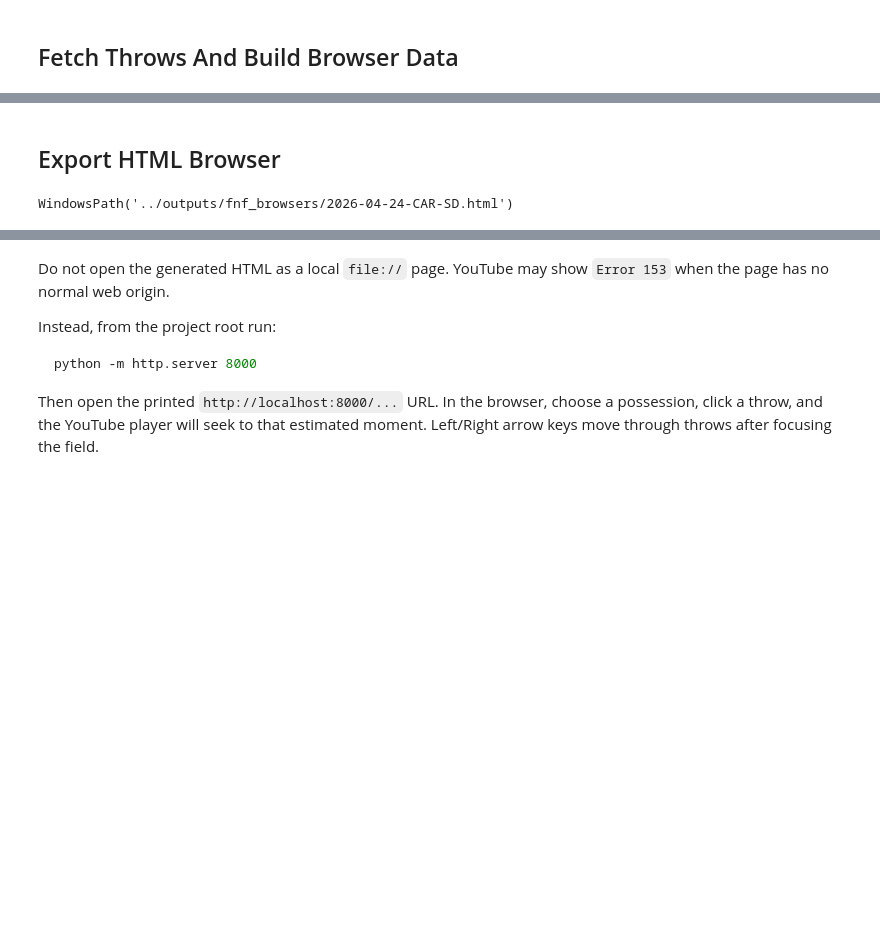
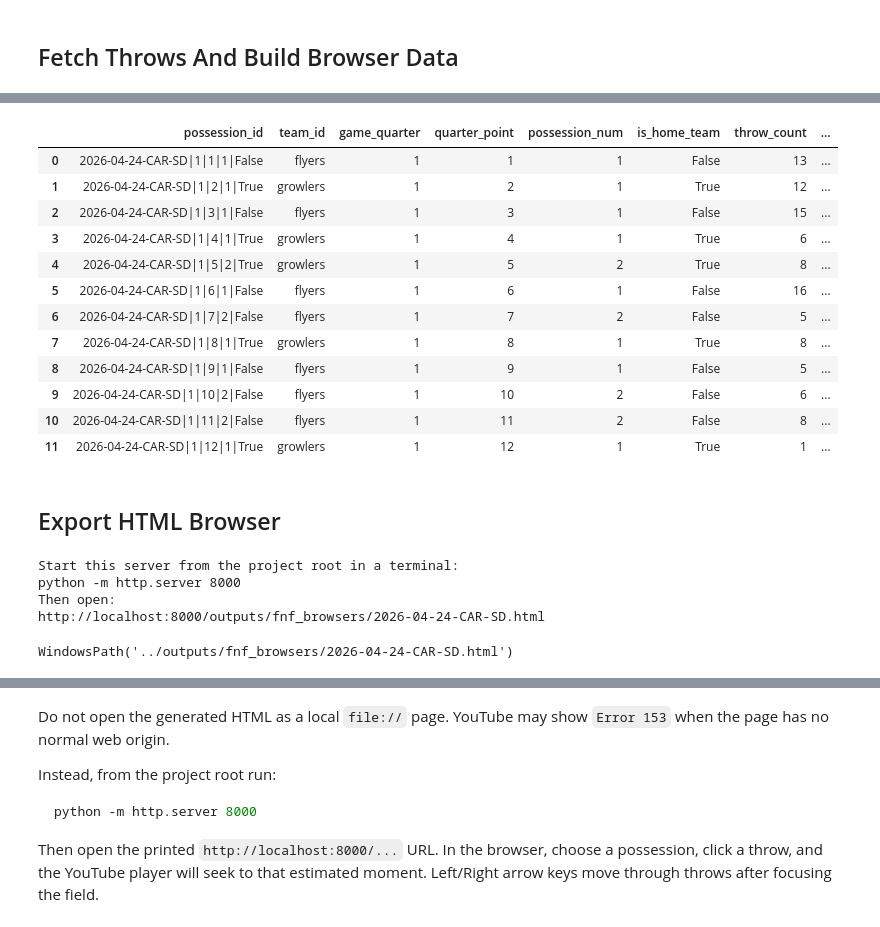
Before and after one commit to Tttaussig33/frisbee-analytics, a Jupyter notebook: notebooks/07_friday_night_frisbee_video_browser.ipynb, the cells around one changed output, grey strips where cells are left out. Saved outputs shown, nothing was run; the diff lists cells and outputs as text; code cells hidden in the pictures; blank space fills up the shorter version.

Commit message:
Improve broswer video functinon

```diff
--- a/notebooks/07_friday_night_frisbee_video_browser.ipynb
+++ b/notebooks/07_friday_night_frisbee_video_browser.ipynb
@@ -69,8 +73,11 @@ YOUTUBE_URL = selected_game["youtube_url"]
 if not isinstance(YOUTUBE_URL, str) or not YOUTUBE_URL.strip():
     raise ValueError("This row does not have a YouTube URL yet. Add it to ../data/manual/fnf_games.csv, then rerun the FNF table cell.")
 
-ANCHORS_CSV = Path("../data/manual/fnf_point_anchors.csv")
+POINT_ANCHORS_CSV = Path("../data/manual/fnf_point_anchors.csv")
+POSSESSION_ANCHORS_CSV = Path("../data/manual/fnf_possession_anchors.csv")
+CLOCK_ANCHORS_CSV = Path("../data/manual/fnf_clock_anchors.csv")
 OUTPUT_HTML = Path(f"../outputs/fnf_browsers/{GAME_ID}.html")
+INDEX_HTML = Path("../outputs/fnf_browsers/index.html")
 
 print(GAME_ID)
 print(YOUTUBE_URL)
@@ -125,3 +125,49 @@ Paths: 45
+# %%
+point_anchors = load_fnf_point_anchors(POINT_ANCHORS_CSV, GAME_ID)
+possession_anchors = load_fnf_possession_anchors(POSSESSION_ANCHORS_CSV, GAME_ID)
+clock_anchors = load_fnf_clock_anchors(CLOCK_ANCHORS_CSV, GAME_ID)
+
+possessions, paths = build_fnf_browser_data(GAME_ID, team_id=TEAM_ID)
+
+# Keep throw-level estimates available for the detail panel, but possession
+# timestamps are now the main video sync source.
+paths = add_estimated_video_seconds(paths, point_anchors, seconds_per_throw=3.0)
+possessions, paths = add_possession_video_seconds(
+    possessions,
+    paths,
+    possession_anchors,
+    point_anchors=point_anchors,
+    clock_anchors=clock_anchors,
+    seconds_per_throw=3.0,
+)
+
+possessions[
+    [
+        "possession_id",
+        "team_id",
+        "game_quarter",
+        "quarter_point",
+        "possession_num",
+        "is_home_team",
+        "throw_count",
+        "video_seconds",
+        "video_sync_status",
+    ]
+].head(12)
+# %% [output]
+|  | possession_id | team_id | game_quarter | quarter_point | possession_num | is_home_team | throw_count | ... |
+| 0 | 2026-04-24-CAR-SD|1|1|1|False | flyers | 1 | 1 | 1 | False | 13 | ... |
+| 1 | 2026-04-24-CAR-SD|1|2|1|True | growlers | 1 | 2 | 1 | True | 12 | ... |
+| 2 | 2026-04-24-CAR-SD|1|3|1|False | flyers | 1 | 3 | 1 | False | 15 | ... |
+| 3 | 2026-04-24-CAR-SD|1|4|1|True | growlers | 1 | 4 | 1 | True | 6 | ... |
+| 4 | 2026-04-24-CAR-SD|1|5|2|True | growlers | 1 | 5 | 2 | True | 8 | ... |
+| 5 | 2026-04-24-CAR-SD|1|6|1|False | flyers | 1 | 6 | 1 | False | 16 | ... |
+| 6 | 2026-04-24-CAR-SD|1|7|2|False | flyers | 1 | 7 | 2 | False | 5 | ... |
+| 7 | 2026-04-24-CAR-SD|1|8|1|True | growlers | 1 | 8 | 1 | True | 8 | ... |
+| 8 | 2026-04-24-CAR-SD|1|9|1|False | flyers | 1 | 9 | 1 | False | 5 | ... |
+| 9 | 2026-04-24-CAR-SD|1|10|2|False | flyers | 1 | 10 | 2 | False | 6 | ... |
+| 10 | 2026-04-24-CAR-SD|1|11|2|False | flyers | 1 | 11 | 2 | False | 8 | ... |
+| 11 | 2026-04-24-CAR-SD|1|12|1|True | growlers | 1 | 12 | 1 | True | 1 | ... |
 # %% [markdown]
 ## Export HTML Browser
 # %%
@@ -141,4 +187,8 @@ print(local_url)
 
 output_path
 # %% [output]
-WindowsPath('../outputs/fnf_browsers/2026-04-24-CAR-SD.html')
+Start this server from the project root in a terminal:
+python -m http.server 8000
+Then open:
+http://localhost:8000/outputs/fnf_browsers/2026-04-24-CAR-SD.html
+WindowsPath('../outputs/fnf_browsers/2026-04-24-CAR-SD.html')
```
Also changed, not shown: parts of 7 cells of this notebook, 8 other files.
